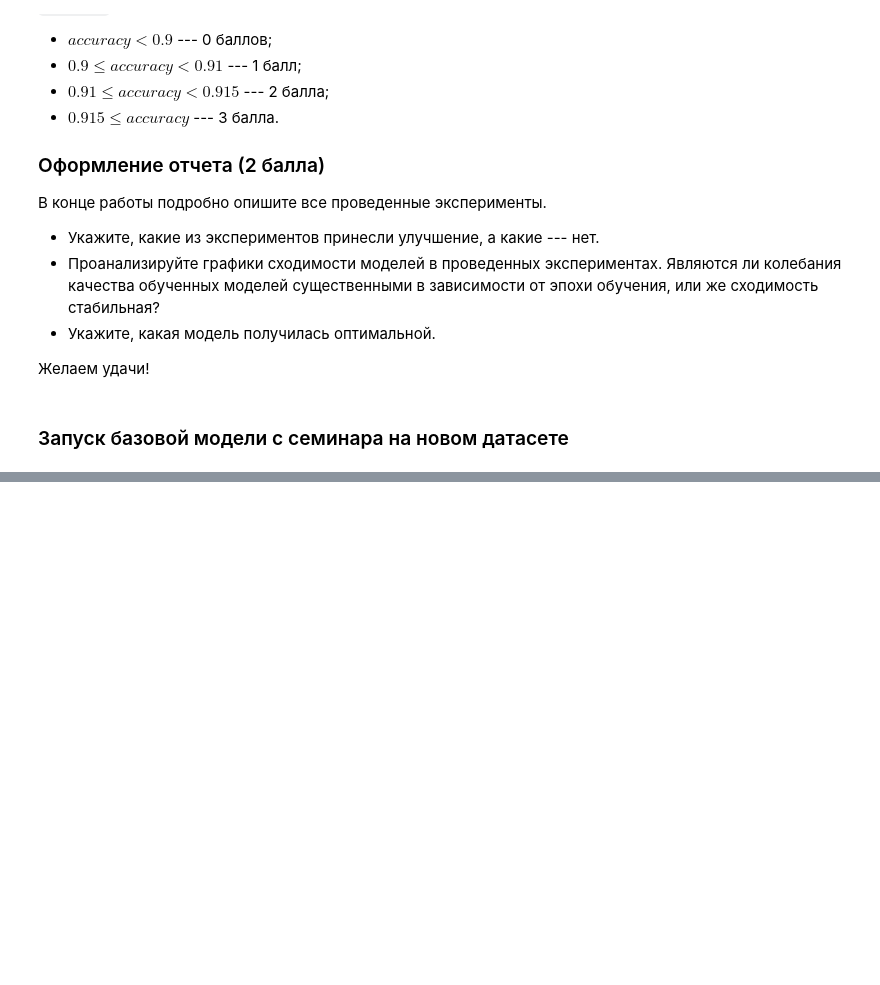
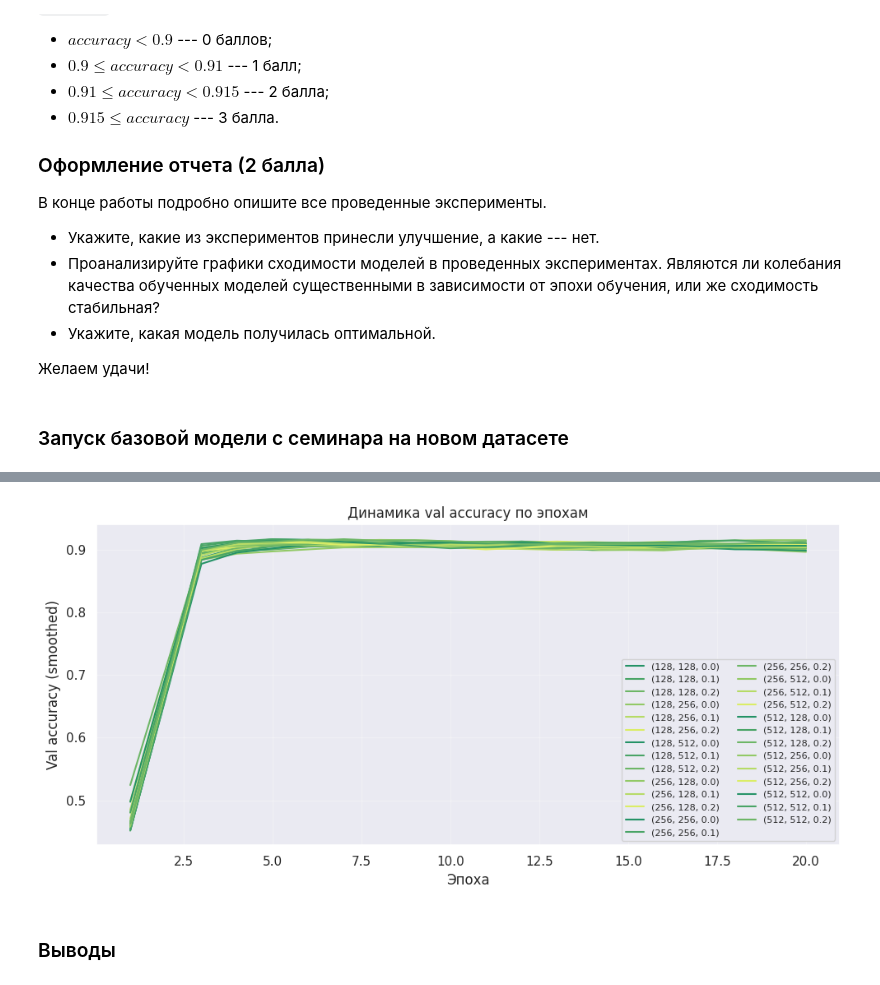
Before and after one commit to andrey-malofeykin/dls-2025, a Jupyter notebook: homeworks/002/hw_text_classification.ipynb, the cells around one changed output, grey strips where cells are left out. Drawn from its saved outputs; the diff is of its cells as text; code cells hidden in the pictures; blank space fills up the shorter version.

```diff
--- a/homeworks/002/hw_text_classification.ipynb
+++ b/homeworks/002/hw_text_classification.ipynb
@@ -729,0 +573,32 @@ print_acc(acc_concat)
+# %%
+import numpy as np
+import matplotlib.pyplot as plt
+
+# функция сглаживания (если её ещё нет)
+def smooth(x, k=3):
+    if k <= 1:
+        return np.asarray(x)
+    x = np.asarray(x)
+    pad = k // 2
+    xpad = np.pad(x, (pad, pad), mode='edge')
+    kernel = np.ones(k) / k
+    return np.convolve(xpad, kernel, mode='valid')
+
+plt.figure(figsize=(10, 5))
+for key, d in acc_type.items():
+    series = d  # d — это список accuracy
+    y = smooth(series, k=3)
+    epochs = range(1, len(y) + 1)
+    plt.plot(epochs, y, label=str(key))
+
+plt.xlabel('Эпоха')
+plt.ylabel('Val accuracy (smoothed)')
+plt.title('Динамика val accuracy по эпохам')
+plt.grid(True, alpha=0.3)
+plt.legend(ncol=2, fontsize=8)
+plt.tight_layout()
+plt.show()
+# %% [output]
+[figure, added]
+# %% [markdown]
+### Выводы
```
Also changed, not shown: parts of 38 cells of this notebook.
